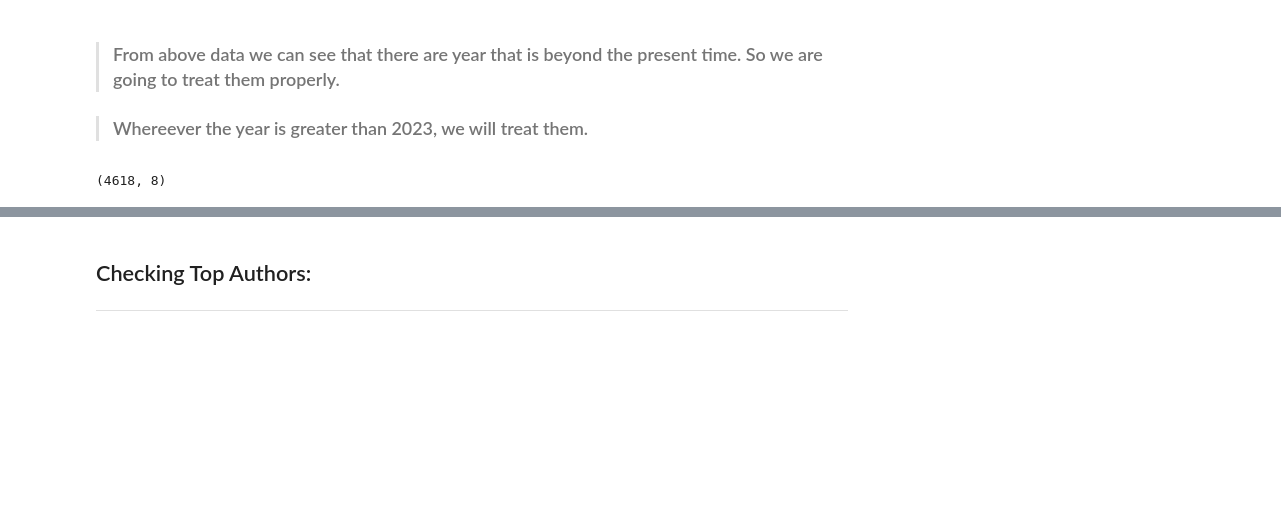
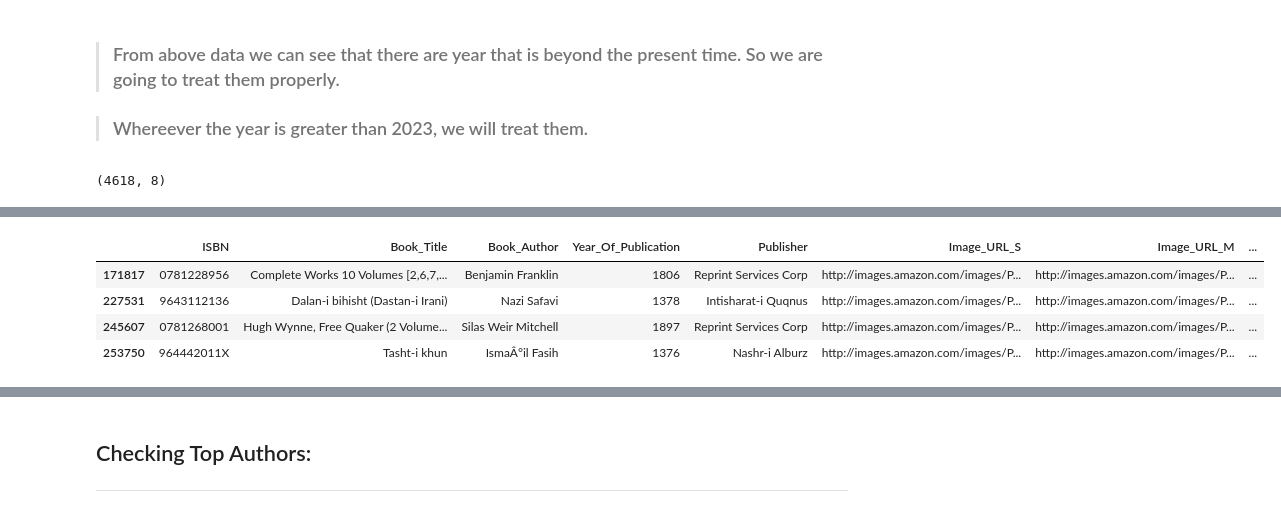
Before and after one commit to diptiranjan1998/Book-Recommendation-system, a Jupyter notebook: Book_Recommendation_System.ipynb, the cells around one changed output, grey strips where cells are left out. Cells and saved outputs as stored; diff of their text form; code cells hidden in the pictures; blank space fills up the shorter version.

```diff
--- a/Book_Recommendation_System.ipynb
+++ b/Book_Recommendation_System.ipynb
@@ -300,0 +328,8 @@ Text(0.5, 1.0, 'Distribution of years')
+# %%
+books_df[books_df['Year_Of_Publication']< 1900]
+# %% [output]
+|  | ISBN | Book_Title | Book_Author | Year_Of_Publication | Publisher | Image_URL_S | Image_URL_M | ... |
+| 171817 | 0781228956 | Complete Works 10 Volumes [2,6,7,... | Benjamin Franklin | 1806 | Reprint Services Corp | http://images.amazon.com/images/P... | http://images.amazon.com/images/P... | ... |
+| 227531 | 9643112136 | Dalan-i bihisht (Dastan-i Irani) | Nazi Safavi | 1378 | Intisharat-i Quqnus | http://images.amazon.com/images/P... | http://images.amazon.com/images/P... | ... |
+| 245607 | 0781268001 | Hugh Wynne, Free Quaker (2 Volume... | Silas Weir Mitchell | 1897 | Reprint Services Corp | http://images.amazon.com/images/P... | http://images.amazon.com/images/P... | ... |
+| 253750 | 964442011X | Tasht-i khun | IsmaÂ°il Fasih | 1376 | Nashr-i Alburz | http://images.amazon.com/images/P... | http://images.amazon.com/images/P... | ... |
```
Also changed, not shown: parts of 30 cells of this notebook.
